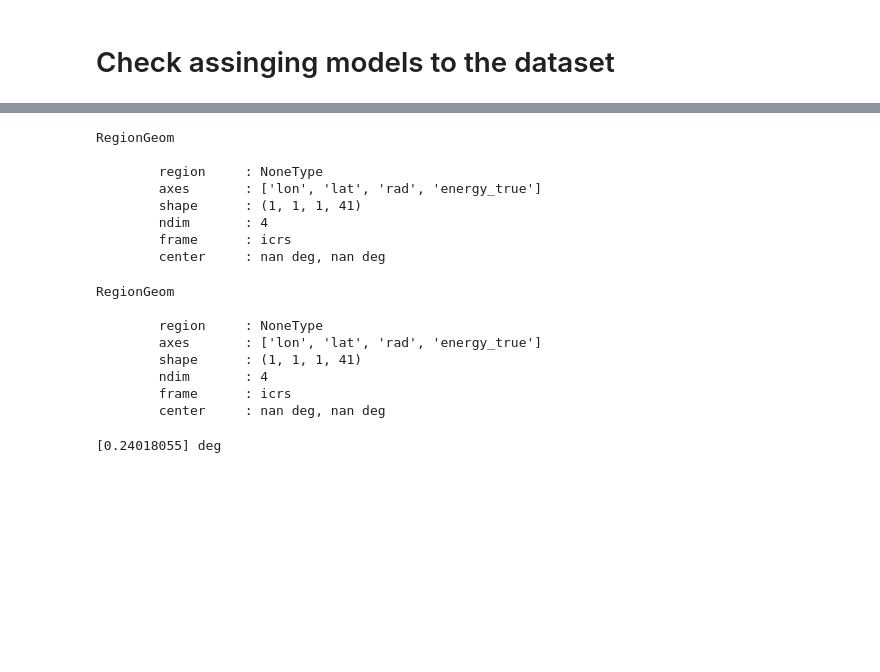
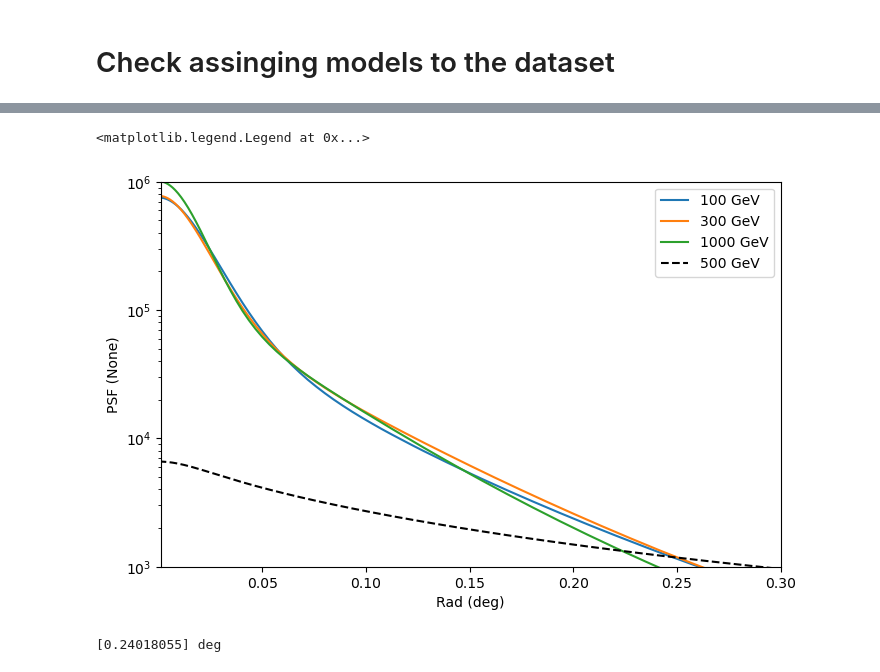
Before and after one commit to chaimain/asgardpy, a Jupyter notebook: notebooks/test_dataset_3d_step.ipynb, the cells around one changed output, grey strips where cells are left out. Drawn from its saved outputs; the diff is of its cells as text; code cells hidden in the pictures; blank space fills up the shorter version.

```diff
--- a/notebooks/test_dataset_3d_step.ipynb
+++ b/notebooks/test_dataset_3d_step.ipynb
@@ -704,25 +657,19 @@ ValueError: attempt to get argmax of an empty sequence
-# %%
-dataset.psf.exposure_map.geom
-# %% [output]
-RegionGeom
-
-        region     : NoneType
-        axes       : ['lon', 'lat', 'rad', 'energy_true']
-        shape      : (1, 1, 1, 41)
-        ndim       : 4
-        frame      : icrs
-        center     : nan deg, nan deg
-# %%
-generate_3d_dataset.psf.exposure_map.geom
-# %% [output]
-RegionGeom
-
-        region     : NoneType
-        axes       : ['lon', 'lat', 'rad', 'energy_true']
-        shape      : (1, 1, 1, 41)
-        ndim       : 4
-        frame      : icrs
-        center     : nan deg, nan deg
+# %%
+plt.figure(figsize=(8, 5))
+
+energy = [100, 300, 1000] * u.GeV
+dataset.psf.plot_psf_vs_rad(energy_true=energy)
+
+spectrum = PowerLawSpectralModel(index=2.3)
+psf_mean = dataset.psf.to_image(spectrum=spectrum)
+psf_mean.plot_psf_vs_rad(c="k", ls="--", energy_true=[500] * u.GeV)
+
+plt.xlim(1e-3, 0.3)
+plt.ylim(1e3, 1e6)
+plt.legend()
+# %% [output]
+<matplotlib.legend.Legend at 0x...>
+[figure, added]
 # %%
 radius = dataset.psf.containment_radius(energy_true=1 * u.TeV, fraction=0.95)
 print(radius)
```
Also changed, not shown: parts of 43 cells of this notebook, 1 other file.
